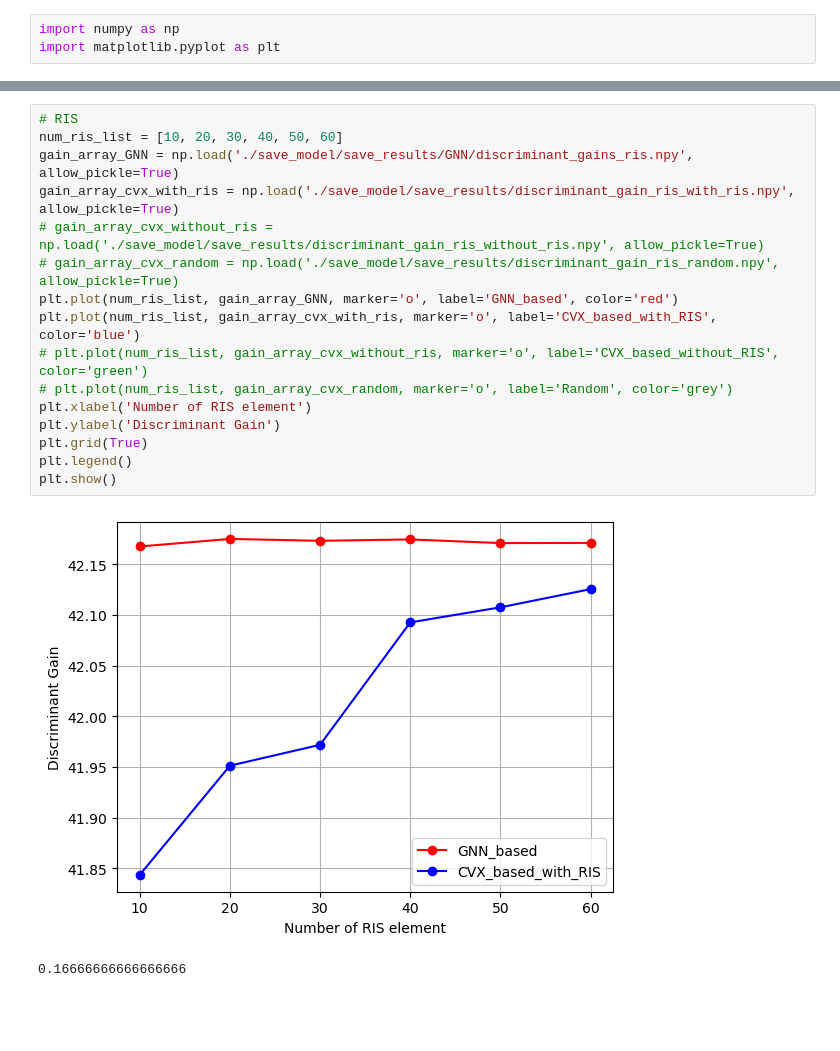
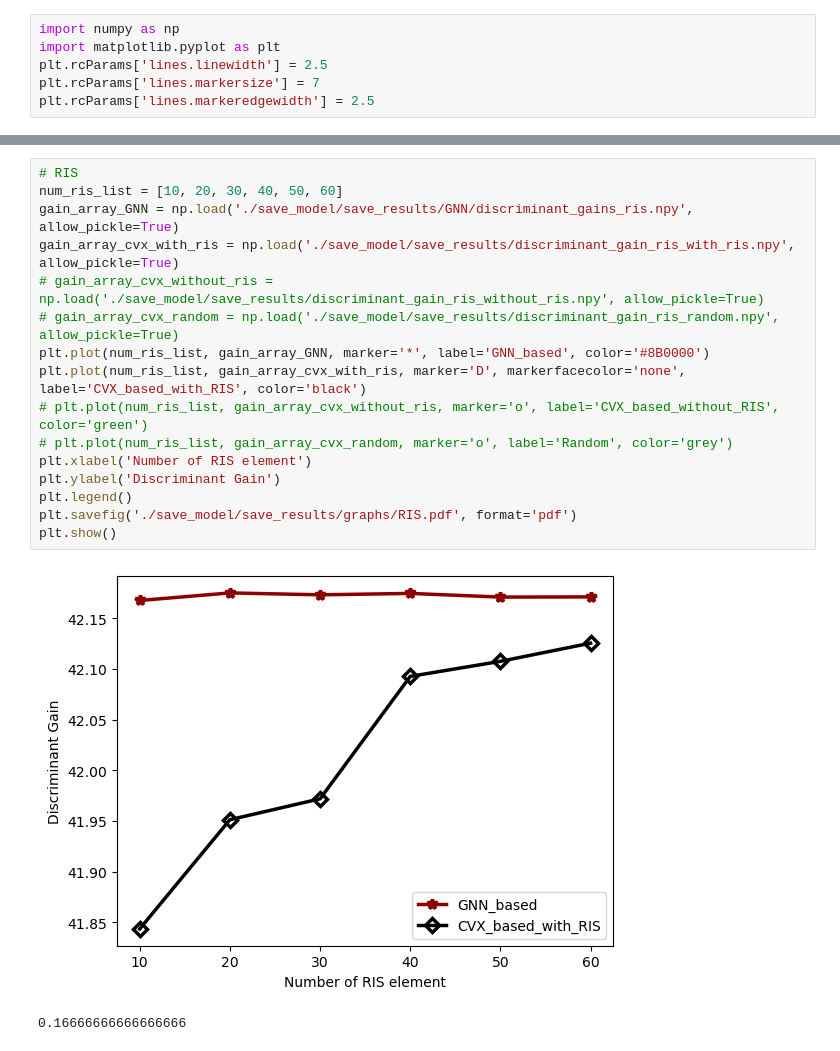
Before and after one commit to YuLong4/GNN-AirComp-RIS, a Jupyter notebook: drafts.ipynb, the cells around one changed output, grey strips where cells are left out. Saved outputs shown, nothing was run; the diff lists cells and outputs as text; blank space fills up the shorter version.

```diff
--- a/drafts.ipynb
+++ b/drafts.ipynb
@@ -1,6 +1,9 @@
 # %%
 import numpy as np
 import matplotlib.pyplot as plt
+plt.rcParams['lines.linewidth'] = 2.5
+plt.rcParams['lines.markersize'] = 7
+plt.rcParams['lines.markeredgewidth'] = 2.5
 # %%
 # Device
 num_device_list = [3, 5, 7, 9, 11, 13]
@@ -40,21 +43,21 @@ plt.show()
 # %%
 # RIS
 num_ris_list = [10, 20, 30, 40, 50, 60]
 gain_array_GNN = np.load('./save_model/save_results/GNN/discriminant_gains_ris.npy', allow_pickle=True)
 gain_array_cvx_with_ris = np.load('./save_model/save_results/discriminant_gain_ris_with_ris.npy', allow_pickle=True)
 # gain_array_cvx_without_ris = np.load('./save_model/save_results/discriminant_gain_ris_without_ris.npy', allow_pickle=True)
 # gain_array_cvx_random = np.load('./save_model/save_results/discriminant_gain_ris_random.npy', allow_pickle=True)
-plt.plot(num_ris_list, gain_array_GNN, marker='o', label='GNN_based', color='red')
-plt.plot(num_ris_list, gain_array_cvx_with_ris, marker='o', label='CVX_based_with_RIS', color='blue')
+plt.plot(num_ris_list, gain_array_GNN, marker='*', label='GNN_based', color='#8B0000')
+plt.plot(num_ris_list, gain_array_cvx_with_ris, marker='D', markerfacecolor='none', label='CVX_based_with_RIS', color='black')
 # plt.plot(num_ris_list, gain_array_cvx_without_ris, marker='o', label='CVX_based_without_RIS', color='green')
 # plt.plot(num_ris_list, gain_array_cvx_random, marker='o', label='Random', color='grey')
 plt.xlabel('Number of RIS element')
 plt.ylabel('Discriminant Gain')
-plt.grid(True)
 plt.legend()
+plt.savefig('./save_model/save_results/graphs/RIS.pdf', format='pdf')
 plt.show()
 # %% [output]
-[figure, old version]
+[figure, new version]
 # %%
 # %% [output]
 0.16666666666666666
```
Also changed, not shown: parts of 2 cells of this notebook, 3 other files.
